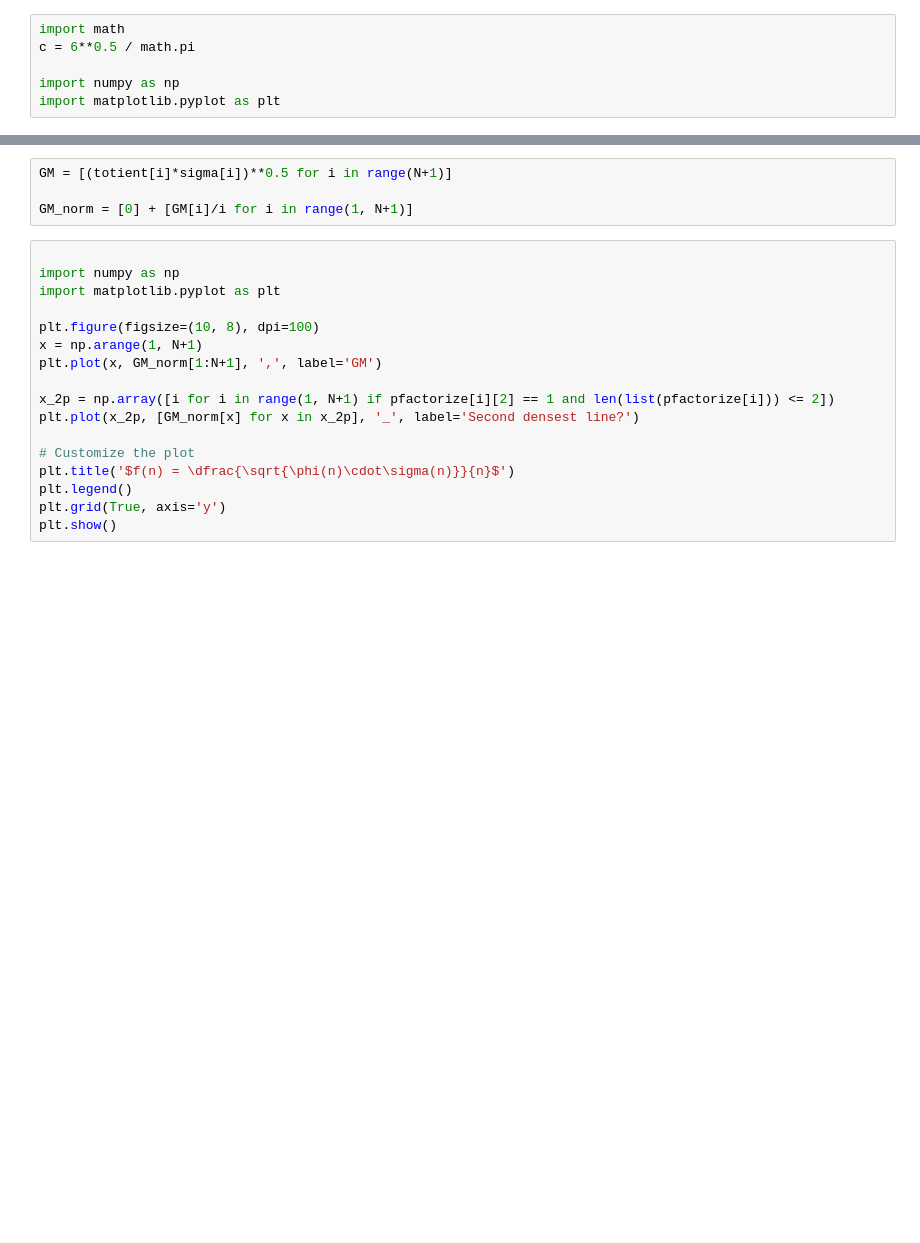
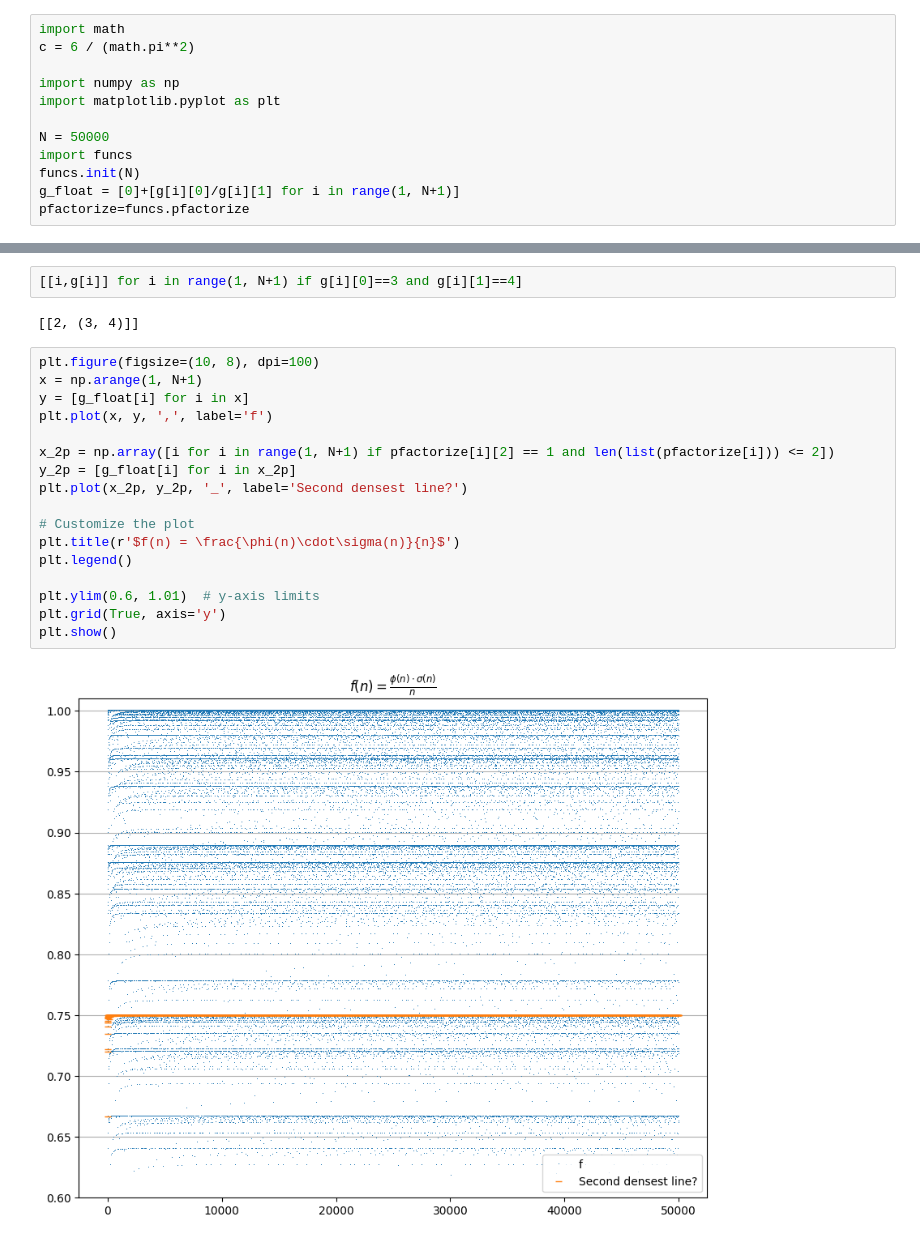
Before and after one commit to zh0ngy1l1/extended_essay, a Jupyter notebook: extended_essay/testing/get_graph.ipynb, the cells around one changed output, grey strips where cells are left out. Saved outputs shown, nothing was run; the diff lists cells and outputs as text; blank space fills up the shorter version.

```diff
--- a/extended_essay/testing/get_graph.ipynb
+++ b/extended_essay/testing/get_graph.ipynb
@@ -14,6 +1,12 @@ Initialization completed in 10878 ms
 # %%
 import math
-c = 6**0.5 / math.pi
+c = 6 / (math.pi**2)
 
 import numpy as np
 import matplotlib.pyplot as plt
+
+N = 50000
+import funcs
+funcs.init(N)
+g_float = [0]+[g[i][0]/g[i][1] for i in range(1, N+1)]
+pfactorize=funcs.pfactorize
@@ -20,21 +20,23 @@ import matplotlib.pyplot as plt
-# %%
-GM = [(totient[i]*sigma[i])**0.5 for i in range(N+1)]
-
-GM_norm = [0] + [GM[i]/i for i in range(1, N+1)]
+# %%
+[[i,g[i]] for i in range(1, N+1) if g[i][0]==3 and g[i][1]==4]
+# %% [output]
+[[2, (3, 4)]]
 # %%
-
-import numpy as np
-import matplotlib.pyplot as plt
-
 plt.figure(figsize=(10, 8), dpi=100)
 x = np.arange(1, N+1)
-plt.plot(x, GM_norm[1:N+1], ',', label='GM')
+y = [g_float[i] for i in x]
+plt.plot(x, y, ',', label='f')
 
 x_2p = np.array([i for i in range(1, N+1) if pfactorize[i][2] == 1 and len(list(pfactorize[i])) <= 2])
-plt.plot(x_2p, [GM_norm[x] for x in x_2p], '_', label='Second densest line?')
+y_2p = [g_float[i] for i in x_2p]
+plt.plot(x_2p, y_2p, '_', label='Second densest line?')
 
 # Customize the plot
-plt.title('$f(n) = \dfrac{\sqrt{\phi(n)\cdot\sigma(n)}}{n}$')
+plt.title(r'$f(n) = \frac{\phi(n)\cdot\sigma(n)}{n}$')
 plt.legend()
+
+plt.ylim(0.6, 1.01)  # y-axis limits
 plt.grid(True, axis='y')
 plt.show()
+# %% [output]
+[figure, added]
```
Also changed, not shown: parts of 2 cells of this notebook, 7 other files.
